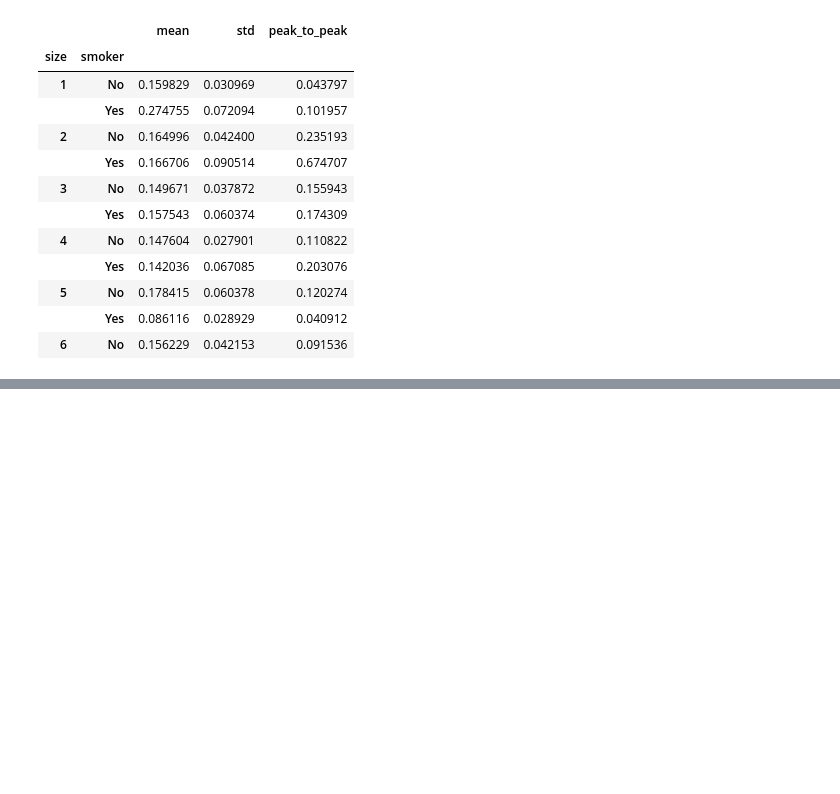
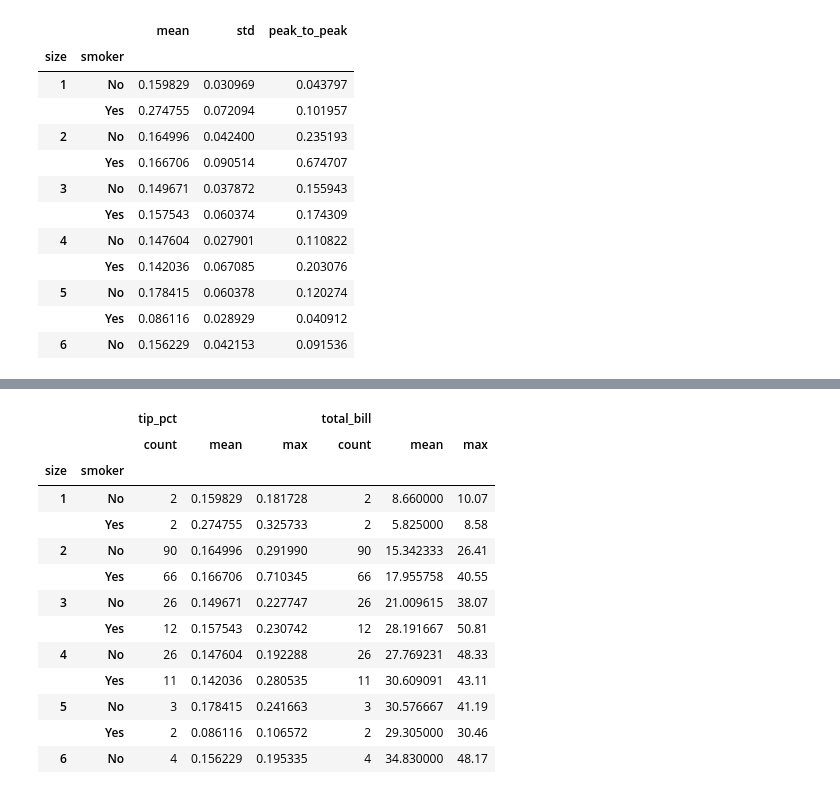
Before and after one commit to mengqi0315/python_for_data_analyst, a Jupyter notebook: My_python_for_data_analyst/char_10_2数据聚合和分组运算.ipynb, the cells around one changed output, grey strips where cells are left out. Drawn from its saved outputs; the diff is of its cells as text; code cells hidden in the pictures; blank space fills up the shorter version.

```diff
--- a/My_python_for_data_analyst/char_10_2数据聚合和分组运算.ipynb
+++ b/My_python_for_data_analyst/char_10_2数据聚合和分组运算.ipynb
@@ -108,0 +123,20 @@ grouped_pct.agg([()])
+# %%
+# 还可以对不同的列应用不同的函数
+functions = ['count','mean','max']
+result = grouped['tip_pct','total_bill'].agg(functions)
+result                   # 相当于分别对各列进行聚合，然后用concat将结果组装到一起
+# %% [output]
+|  |  | tip_pct |  |  | total_bill |  |  |
+|  |  | count | mean | max | count | mean | max |
+| size | smoker |  |  |  |  |  |  |
+| 1 | No | 2 | 0.159829 | 0.181728 | 2 | 8.660000 | 10.07 |
+|  | Yes | 2 | 0.274755 | 0.325733 | 2 | 5.825000 | 8.58 |
+| 2 | No | 90 | 0.164996 | 0.291990 | 90 | 15.342333 | 26.41 |
+|  | Yes | 66 | 0.166706 | 0.710345 | 66 | 17.955758 | 40.55 |
+| 3 | No | 26 | 0.149671 | 0.227747 | 26 | 21.009615 | 38.07 |
+|  | Yes | 12 | 0.157543 | 0.230742 | 12 | 28.191667 | 50.81 |
+| 4 | No | 26 | 0.147604 | 0.192288 | 26 | 27.769231 | 48.33 |
+|  | Yes | 11 | 0.142036 | 0.280535 | 11 | 30.609091 | 43.11 |
+| 5 | No | 3 | 0.178415 | 0.241663 | 3 | 30.576667 | 41.19 |
+|  | Yes | 2 | 0.086116 | 0.106572 | 2 | 29.305000 | 30.46 |
+| 6 | No | 4 | 0.156229 | 0.195335 | 4 | 34.830000 | 48.17 |
```
Also changed, not shown: parts of 7 cells of this notebook.
